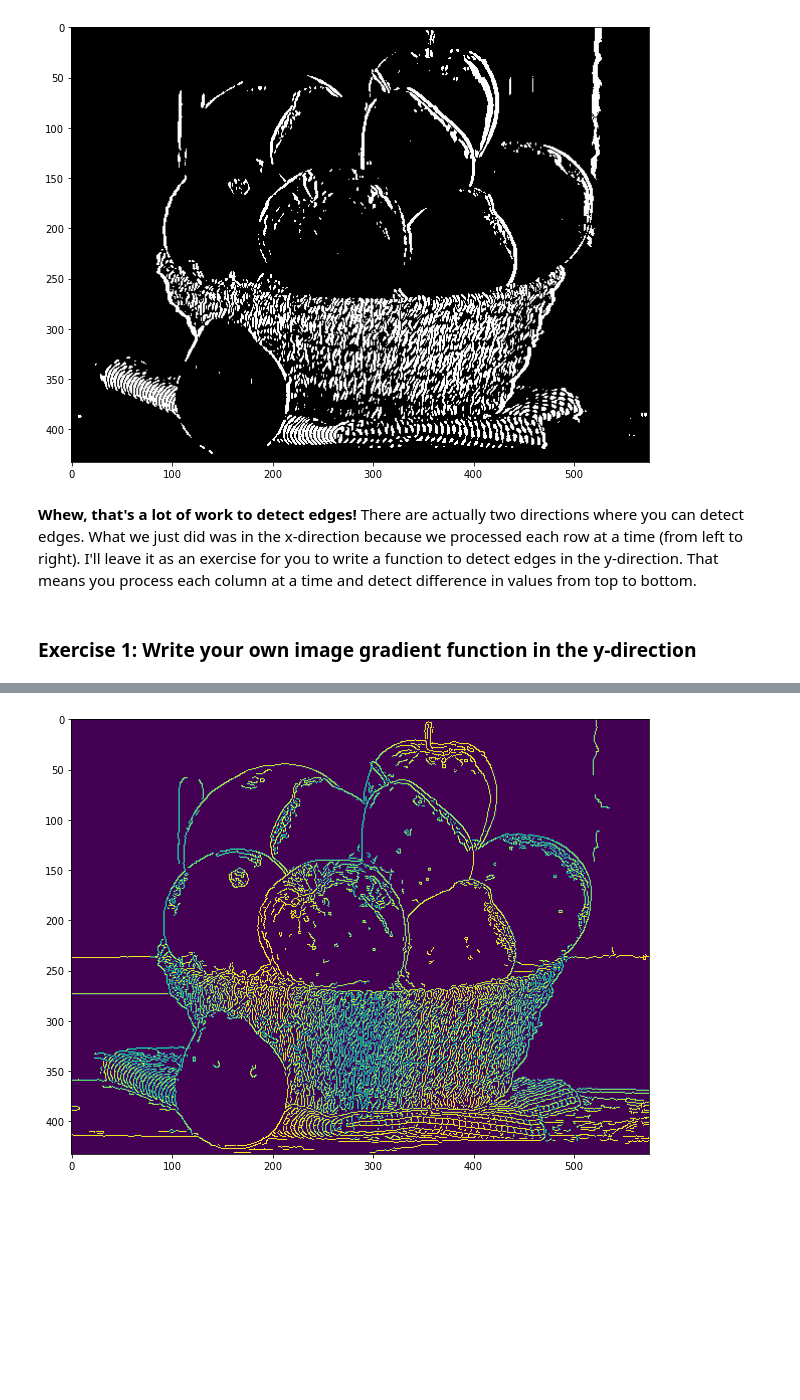
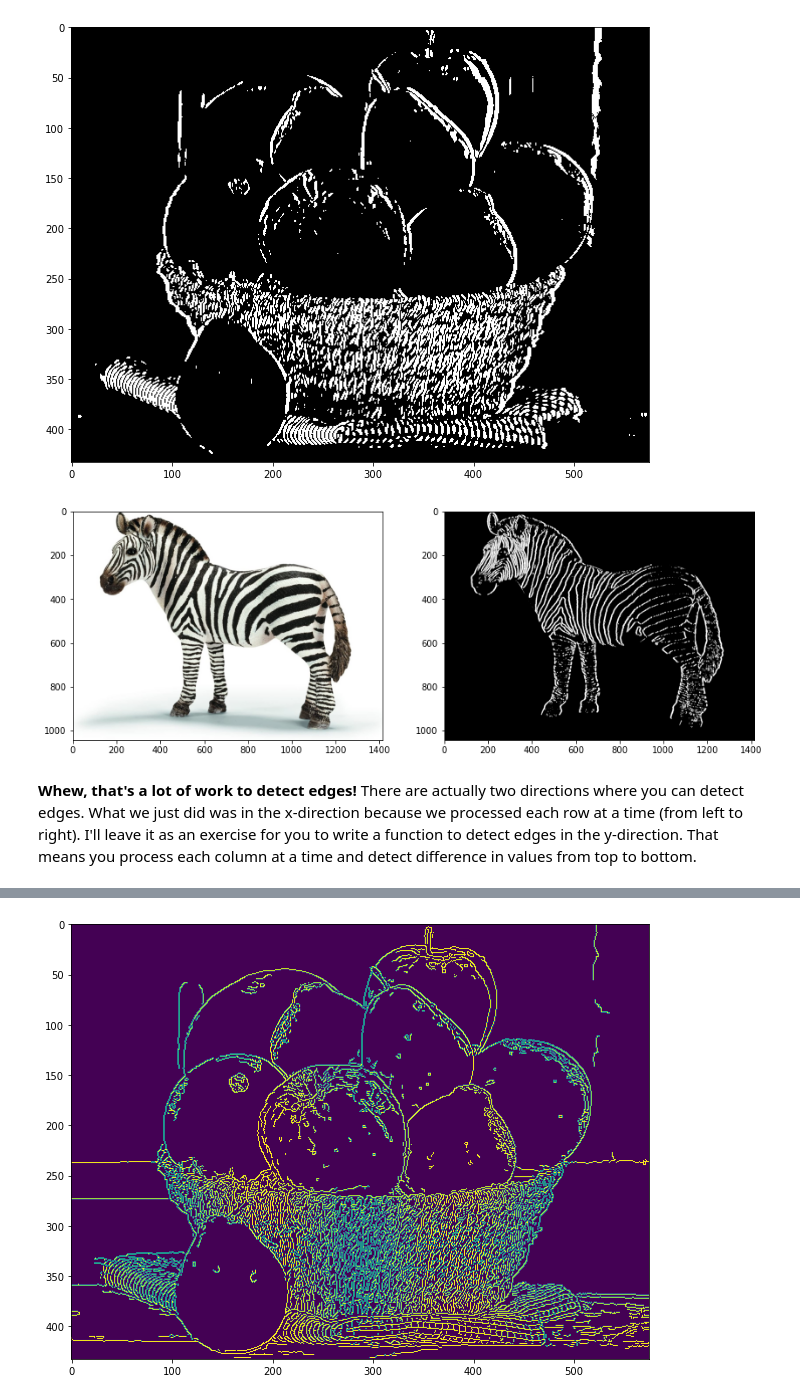
Before and after one commit to acflippo/Intro_to_Computer_Vision, a Jupyter notebook: Lesson3/Edge_Detection.ipynb, the cells around one changed output, grey strips where cells are left out. Saved outputs shown, nothing was run; the diff lists cells and outputs as text; code cells hidden in the pictures; blank space fills up the shorter version.

Commit message:
Add zebra example & Jupyter Lab
Add zebra example and Jupyter Lab installation in README.md

```diff
--- a/Lesson3/Edge_Detection.ipynb
+++ b/Lesson3/Edge_Detection.ipynb
@@ -444,7 +480,23 @@ plt.imshow(fruit_edges_img, cmap='gray')
 plt.show()
 # %% [output]
 [figure]
+# %%
+### Zebra: gray scale and blur it
+zebra_img = mpimg.imread('zebra.jpg')
+
+plt.rcParams["figure.figsize"] = [14, 8]
+plt.subplot(1, 2, 1)
+plt.imshow(zebra_img)
+
+### Zebra: gray scale and blur it
+zebra_gray_img = cv2.cvtColor(zebra_img, cv2.COLOR_BGR2GRAY)
+zebra_gray_blur_img = cv2.GaussianBlur(zebra_gray_img, (9,9), 0)
+zebra_gradient_x_img = image_gradient(zebra_gray_blur_img)
+
+plt.subplot(1, 2, 2)
+plt.imshow(zebra_gradient_x_img, cmap='gray')
+plt.show()
+# %% [output]
+[figure, added]
 # %% [markdown]
 __Whew, that's a lot of work to detect edges!__  There are actually two directions where you can detect edges.  What we just did was in the x-direction because we processed each row at a time (from left to right).  I'll leave it as an exercise for you to write a function to detect edges in the y-direction.  That means you process each column at a time and detect difference in values from top to bottom.
-# %% [markdown]
-### __Exercise 1: Write your own image gradient function in the y-direction__
```
Also changed, not shown: parts of 11 cells of this notebook, 2 other files.
